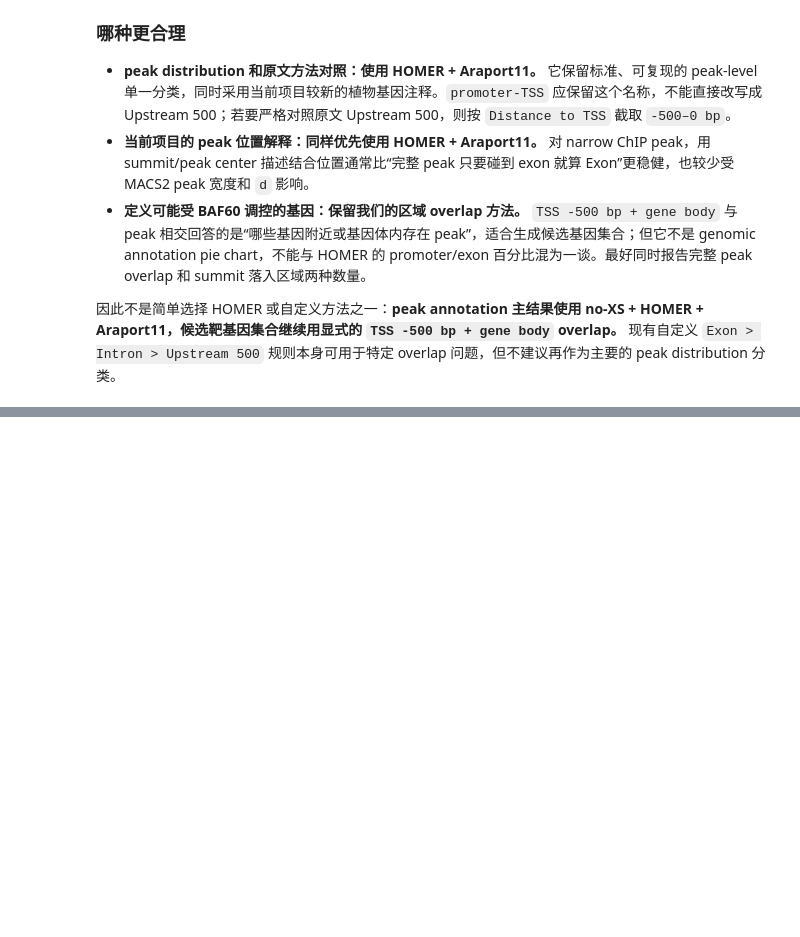
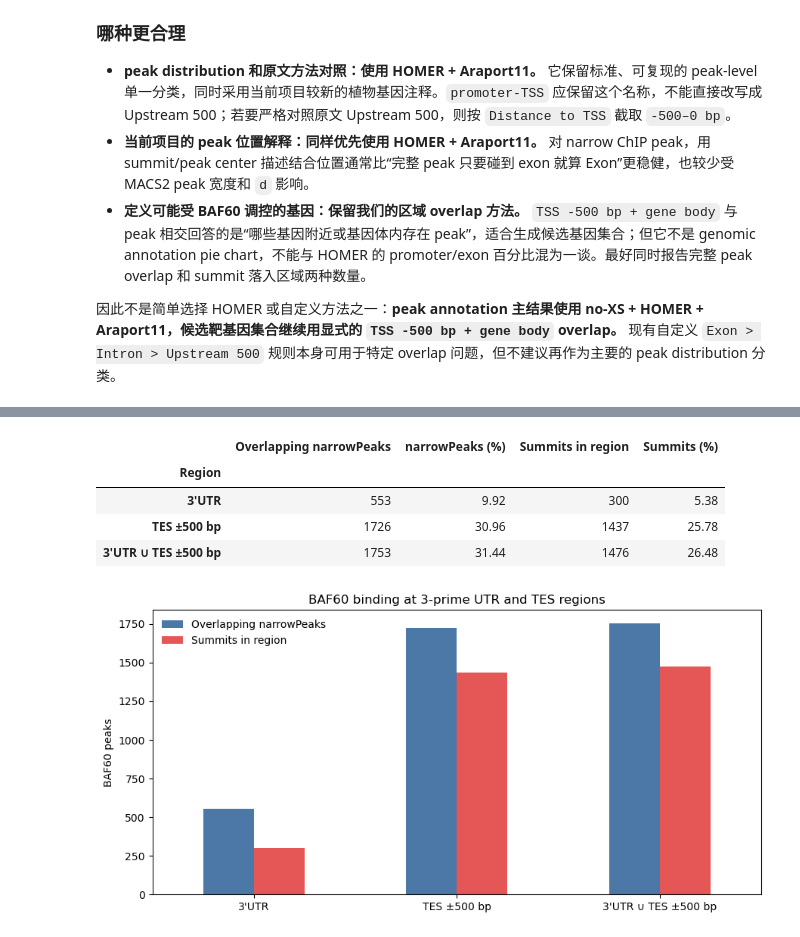
Before and after one commit to pengyfCR7/BAF60_ChIPseq_downstream_analyse_notebooks, a Jupyter notebook: inspect_BAF60_matrix.ipynb, the cells around one changed output, grey strips where cells are left out. Saved outputs shown, nothing was run; the diff lists cells and outputs as text; code cells hidden in the pictures; blank space fills up the shorter version.

Commit message:
Analyze BAF60 overlap with 3-prime and m6A peaks

```diff
--- a/inspect_BAF60_matrix.ipynb
+++ b/inspect_BAF60_matrix.ipynb
@@ -997,0 +1002,72 @@ plt.tight_layout()
+# %%
+nuclear_chroms = [f'Chr{i}' for i in range(1, 6)]
+baf60_peak_file = Path('/data1/home/zhangzhhui03/workspace/projects/SWP73B/ChIP_ATAC_MNase_PRJNA351855/results/chip_workflow_mapq30_noXS/macs2/BAF60/BAF60_peaks.narrowPeak')
+baf60_summit_file = baf60_peak_file.with_name('BAF60_summits.bed')
+baf60_nuclear = pd.read_csv(
+    baf60_peak_file, sep='\t', header=None, usecols=[0, 1, 2, 3],
+    names=['chrom', 'start', 'end', 'peak_id'])
+baf60_summits_nuclear = pd.read_csv(
+    baf60_summit_file, sep='\t', header=None, usecols=[0, 1, 2, 3],
+    names=['chrom', 'start', 'end', 'peak_id'])
+baf60_nuclear = baf60_nuclear[baf60_nuclear['chrom'].isin(nuclear_chroms)].reset_index(drop=True)
+baf60_summits_nuclear = baf60_summits_nuclear[
+    baf60_summits_nuclear['chrom'].isin(nuclear_chroms)].reset_index(drop=True)
+assert baf60_nuclear['peak_id'].equals(baf60_summits_nuclear['peak_id'])
+
+def merge_regions(regions):
+    merged = []
+    for chrom, group in regions.sort_values(['chrom', 'start', 'end']).groupby('chrom'):
+        current_start = current_end = None
+        for start, end in group[['start', 'end']].itertuples(index=False, name=None):
+            if current_start is None or start > current_end:
+                if current_start is not None:
+                    merged.append([chrom, current_start, current_end])
+                current_start, current_end = start, end
+            else:
+                current_end = max(current_end, end)
+        if current_start is not None:
+            merged.append([chrom, current_start, current_end])
+    return pd.DataFrame(merged, columns=['chrom', 'start', 'end'])
+
+three_prime_utr = gtf[(gtf['feature'] == 'three_prime_UTR') &
+                      gtf['chrom'].isin(nuclear_chroms)][['chrom', 'start', 'end']]
+nuclear_genes = genes[genes['chrom'].isin(nuclear_chroms)].copy()
+nuclear_genes['tes'] = np.where(
+    nuclear_genes['strand'] == '+', nuclear_genes['end'] - 1, nuclear_genes['start'])
+tes_500 = pd.DataFrame({
+    'chrom': nuclear_genes['chrom'],
+    'start': np.maximum(nuclear_genes['tes'] - 500, 0),
+    'end': nuclear_genes['tes'] + 501,
+})
+region_sets = {
+    "3'UTR": merge_regions(three_prime_utr),
+    'TES ±500 bp': merge_regions(tes_500),
+    "3'UTR ∪ TES ±500 bp": merge_regions(pd.concat([three_prime_utr, tes_500], ignore_index=True)),
+}
+
+three_prime_masks = {}
+three_prime_rows = []
+for label, regions in region_sets.items():
+    peak_mask = interval_overlap_mask(baf60_nuclear, regions).to_numpy()
+    summit_mask = interval_overlap_mask(baf60_summits_nuclear, regions).to_numpy()
+    three_prime_masks[label] = {'peak': peak_mask, 'summit': summit_mask}
+    three_prime_rows.append([label, int(peak_mask.sum()), peak_mask.mean() * 100,
+                             int(summit_mask.sum()), summit_mask.mean() * 100])
+three_prime_summary = pd.DataFrame(three_prime_rows, columns=[
+    'Region', 'Overlapping narrowPeaks', 'narrowPeaks (%)',
+    'Summits in region', 'Summits (%)']).set_index('Region')
+display(three_prime_summary.round(2))
+
+ax = three_prime_summary[['Overlapping narrowPeaks', 'Summits in region']].plot.bar(
+    figsize=(9, 4.5), color=['#4C78A8', '#E45756'])
+ax.set(xlabel='', ylabel='BAF60 peaks', title="BAF60 binding at 3-prime UTR and TES regions")
+ax.tick_params(axis='x', rotation=0)
+ax.legend(frameon=False)
+plt.tight_layout()
+# %% [output]
+|  | Overlapping narrowPeaks | narrowPeaks (%) | Summits in region | Summits (%) |
+| Region |  |  |  |  |
+| 3'UTR | 553 | 9.92 | 300 | 5.38 |
+| TES ±500 bp | 1726 | 30.96 | 1437 | 25.78 |
+| 3'UTR ∪ TES ±500 bp | 1753 | 31.44 | 1476 | 26.48 |
+[figure, added]
```
Also changed, not shown: parts of 5 cells of this notebook.
